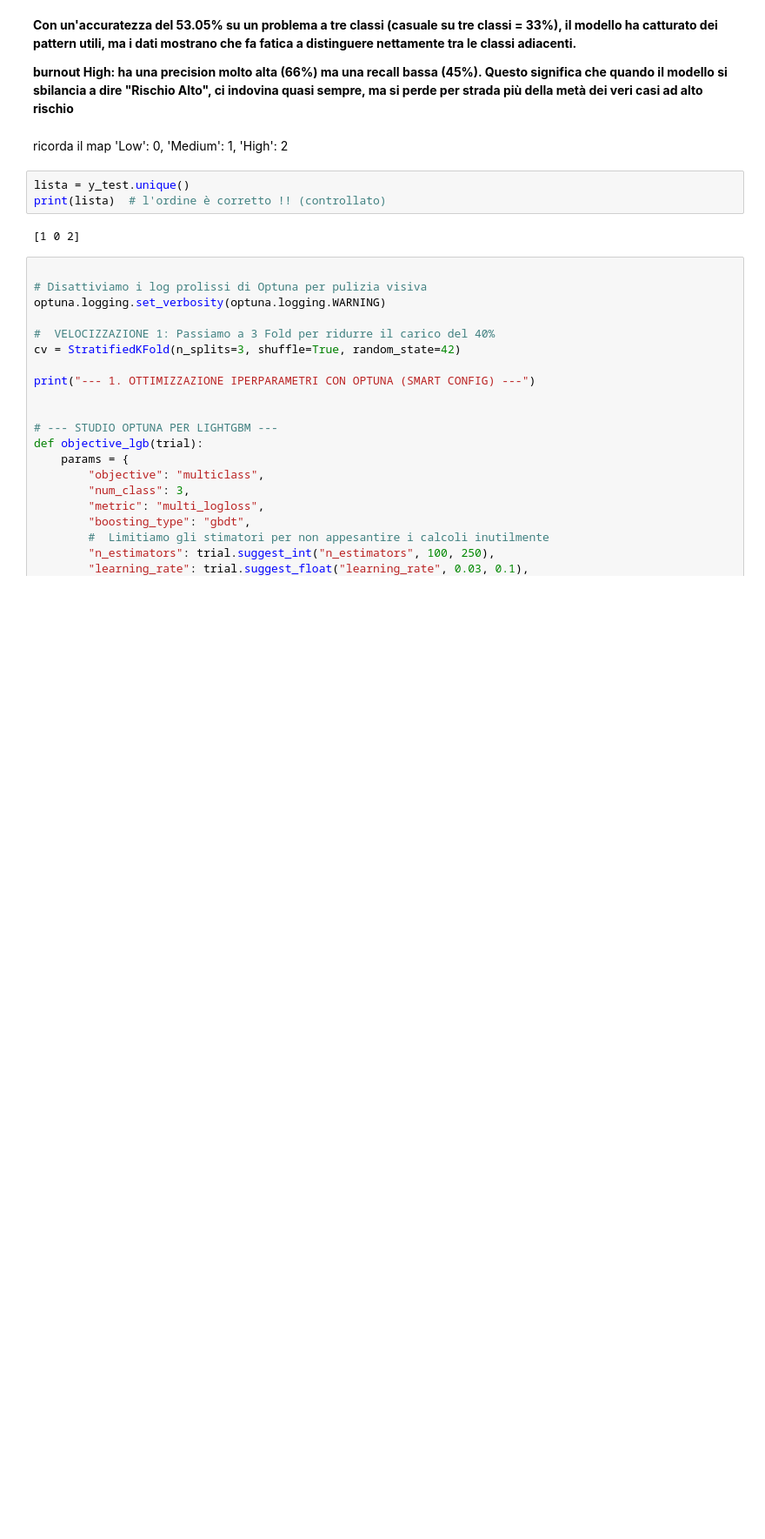
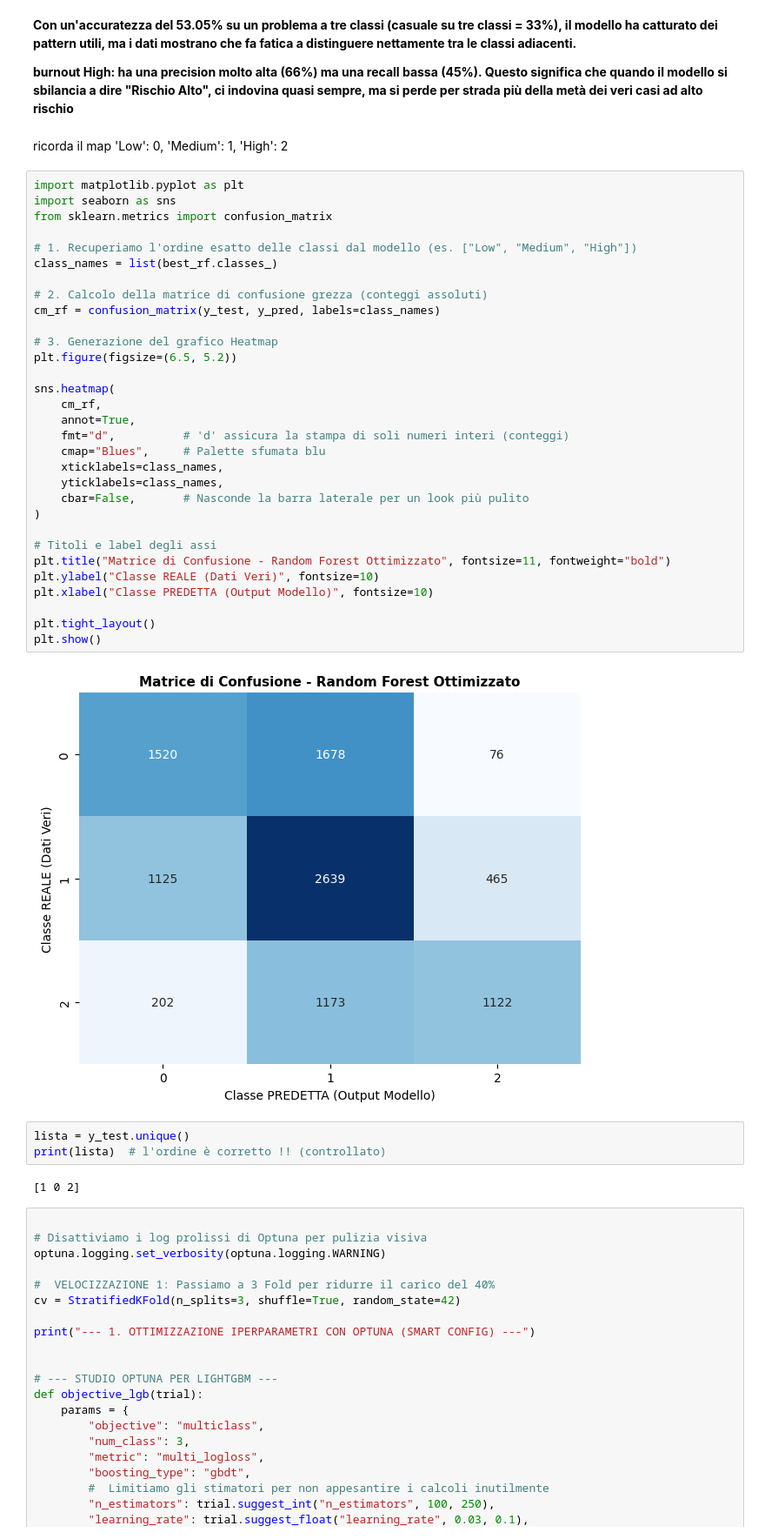
Before and after one commit to GabrieleBan/AI_Impact_on_Students, a Jupyter notebook: predizione burnout__v2.ipynb, the cells around one changed output. Shown at 87% size. Saved outputs shown, nothing was run; the diff lists cells and outputs as text; blank space fills up the shorter version.

```diff
--- a/predizione burnout__v2.ipynb
+++ b/predizione burnout__v2.ipynb
@@ -592,6 +588,39 @@ weighted avg       0.55      0.53      0.53     10000
 # %% [markdown]
 ricorda il map
 'Low': 0, 'Medium': 1, 'High': 2
+# %%
+import matplotlib.pyplot as plt
+import seaborn as sns
+from sklearn.metrics import confusion_matrix
+
+# 1. Recuperiamo l'ordine esatto delle classi dal modello (es. ["Low", "Medium", "High"])
+class_names = list(best_rf.classes_)
+
+# 2. Calcolo della matrice di confusione grezza (conteggi assoluti)
+cm_rf = confusion_matrix(y_test, y_pred, labels=class_names)
+
+# 3. Generazione del grafico Heatmap
+plt.figure(figsize=(6.5, 5.2))
+
+sns.heatmap(
+    cm_rf,
+    annot=True,
+    fmt="d",          # 'd' assicura la stampa di soli numeri interi (conteggi)
+    cmap="Blues",     # Palette sfumata blu
+    xticklabels=class_names,
+    yticklabels=class_names,
+    cbar=False,       # Nasconde la barra laterale per un look più pulito
+)
+
+# Titoli e label degli assi
+plt.title("Matrice di Confusione - Random Forest Ottimizzato", fontsize=11, fontweight="bold")
+plt.ylabel("Classe REALE (Dati Veri)", fontsize=10)
+plt.xlabel("Classe PREDETTA (Output Modello)", fontsize=10)
+
+plt.tight_layout()
+plt.show()
+# %% [output]
+[figure, added]
 # %%
 lista = y_test.unique()
 print(lista)  # l'ordine è corretto !! (controllato)
```
Also changed, not shown: parts of 15 cells of this notebook, 1 other file.
